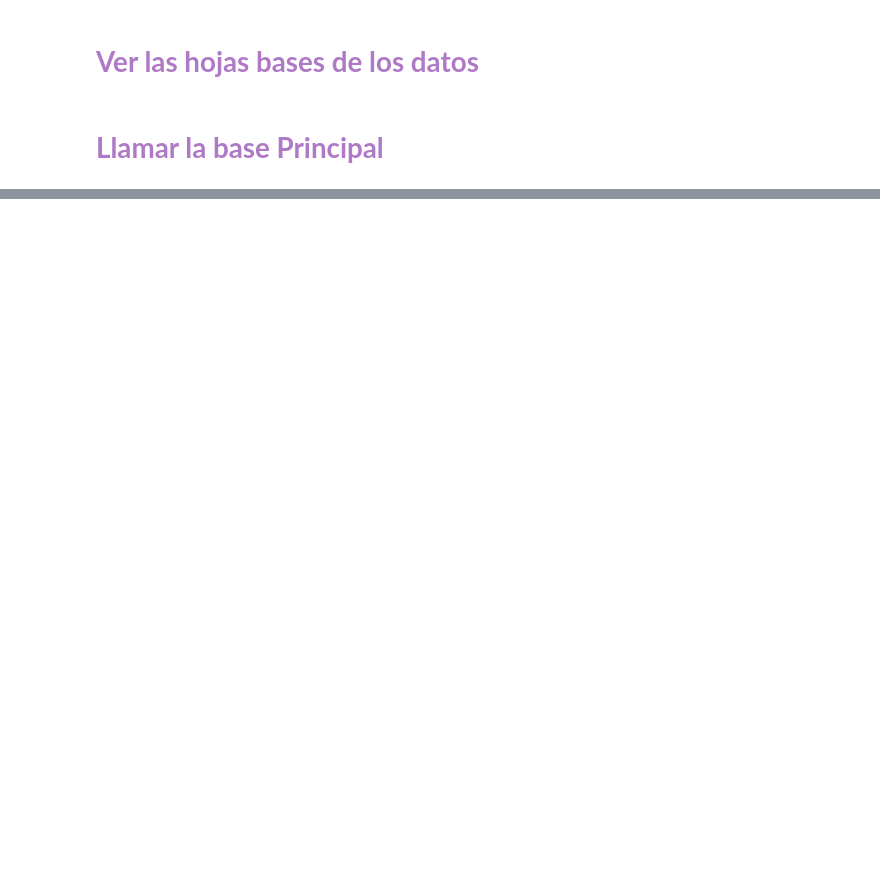
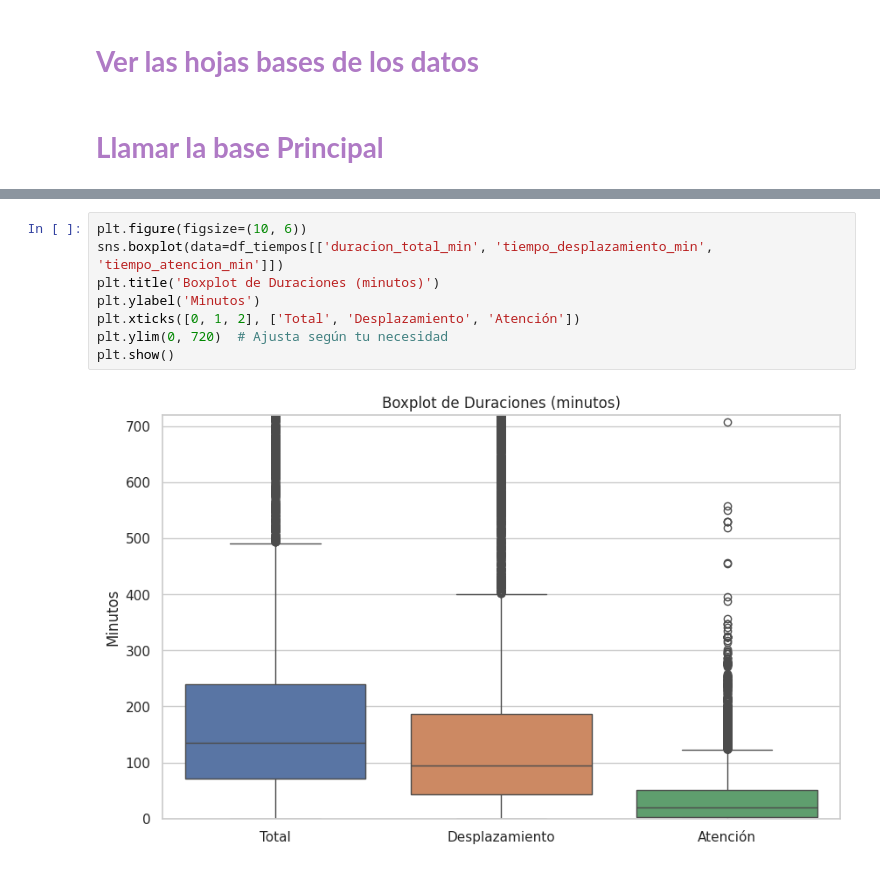
Before and after one commit to r2x4/quick__practice, a Jupyter notebook: quick_practise.ipynb, the cells around one changed output, grey strips where cells are left out. Saved outputs shown, nothing was run; the diff lists cells and outputs as text; blank space fills up the shorter version.

```diff
--- a/quick_practise.ipynb
+++ b/quick_practise.ipynb
@@ -255,0 +218,10 @@ base.to_csv('/content/base_limpia.csv', index=False)
+# %%
+plt.figure(figsize=(10, 6))
+sns.boxplot(data=df_tiempos[['duracion_total_min', 'tiempo_desplazamiento_min', 'tiempo_atencion_min']])
+plt.title('Boxplot de Duraciones (minutos)')
+plt.ylabel('Minutos')
+plt.xticks([0, 1, 2], ['Total', 'Desplazamiento', 'Atención'])
+plt.ylim(0, 720)  # Ajusta según tu necesidad
+plt.show()
+# %% [output]
+[figure, added]
```
Also changed, not shown: parts of 45 cells of this notebook.
